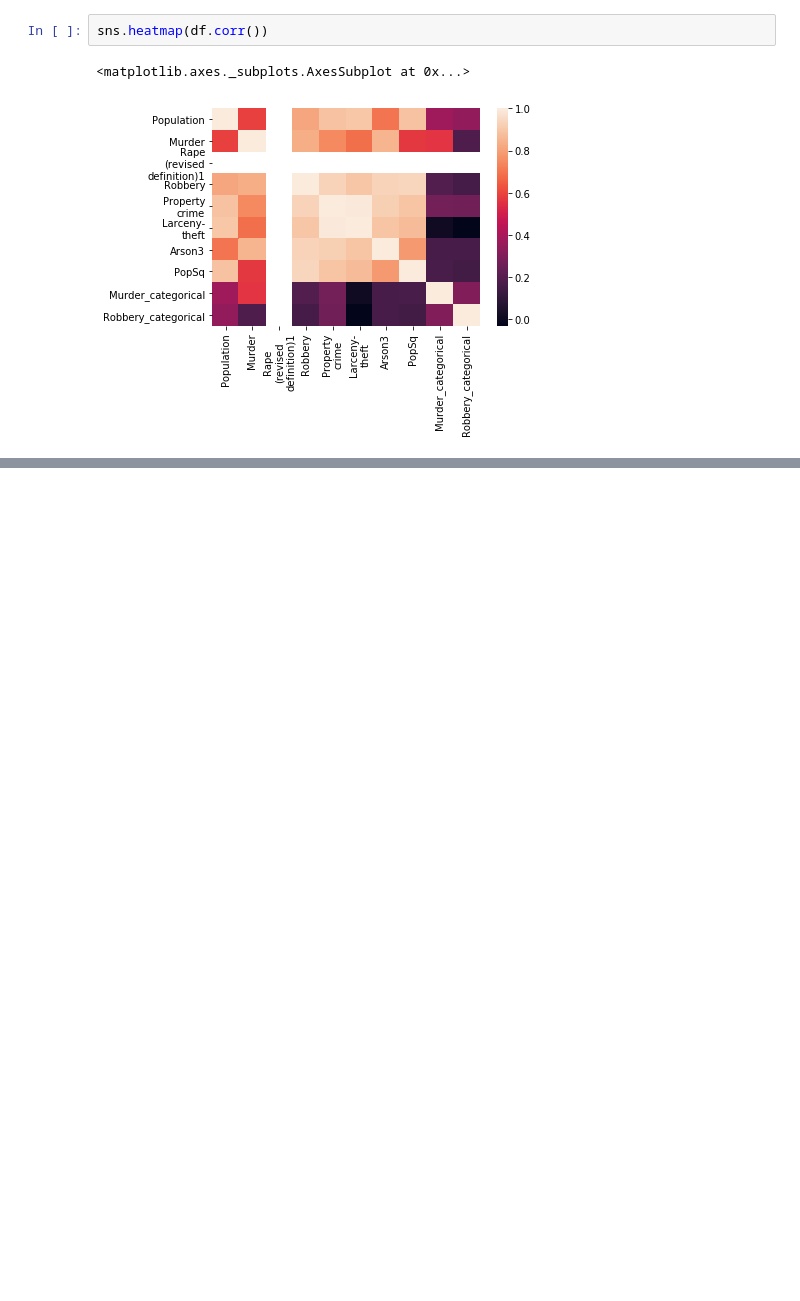
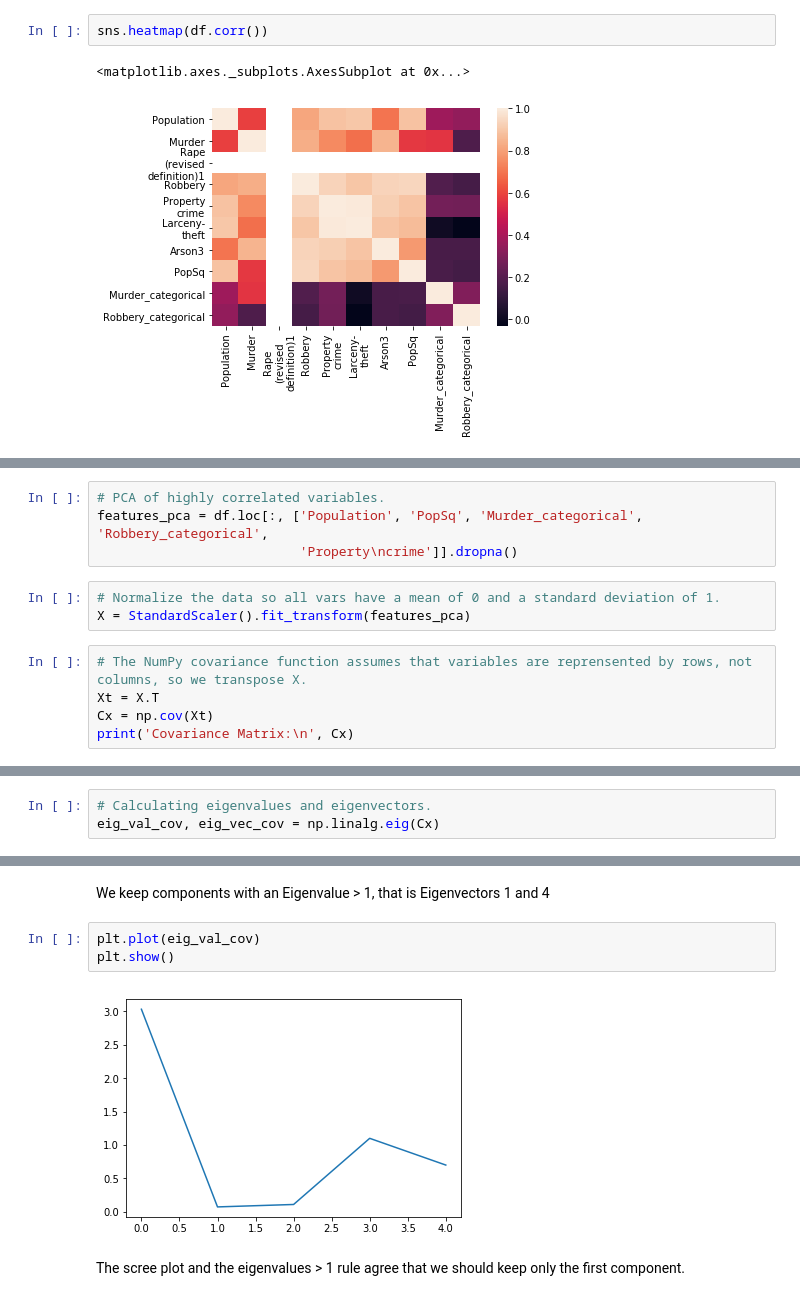
Before and after one commit to verakai/Thinkful, a Jupyter notebook: 2.4.4 Challenge make your own regression model.ipynb, the cells around one changed output, grey strips where cells are left out. Saved outputs shown, nothing was run; the diff lists cells and outputs as text; blank space fills up the shorter version.

```diff
--- a/2.4.4 Challenge make your own regression model.ipynb
+++ b/2.4.4 Challenge make your own regression model.ipynb
@@ -324,0 +333,12 @@ sns.heatmap(df.corr())
+# %%
+# PCA of highly correlated variables.
+features_pca = df.loc[:, ['Population', 'PopSq', 'Murder_categorical', 'Robbery_categorical',
+                          'Property\ncrime']].dropna()
+# %%
+# Normalize the data so all vars have a mean of 0 and a standard deviation of 1.
+X = StandardScaler().fit_transform(features_pca)
+# %%
+# The NumPy covariance function assumes that variables are reprensented by rows, not columns, so we transpose X.
+Xt = X.T
+Cx = np.cov(Xt)
+print('Covariance Matrix:\n', Cx)
@@ -324,0 +352,3 @@ sns.heatmap(df.corr())
+# %%
+# Calculating eigenvalues and eigenvectors.
+eig_val_cov, eig_vec_cov = np.linalg.eig(Cx)
@@ -324,0 +386,9 @@ sns.heatmap(df.corr())
+# %% [markdown]
+We keep components with an Eigenvalue > 1, that is Eigenvectors 1 and 4
+# %%
+plt.plot(eig_val_cov)
+plt.show()
+# %% [output]
+[figure, added]
+# %% [markdown]
+The scree plot and the eigenvalues > 1 rule agree that we should keep only the first component.
```
Also changed, not shown: parts of 14 cells of this notebook.
